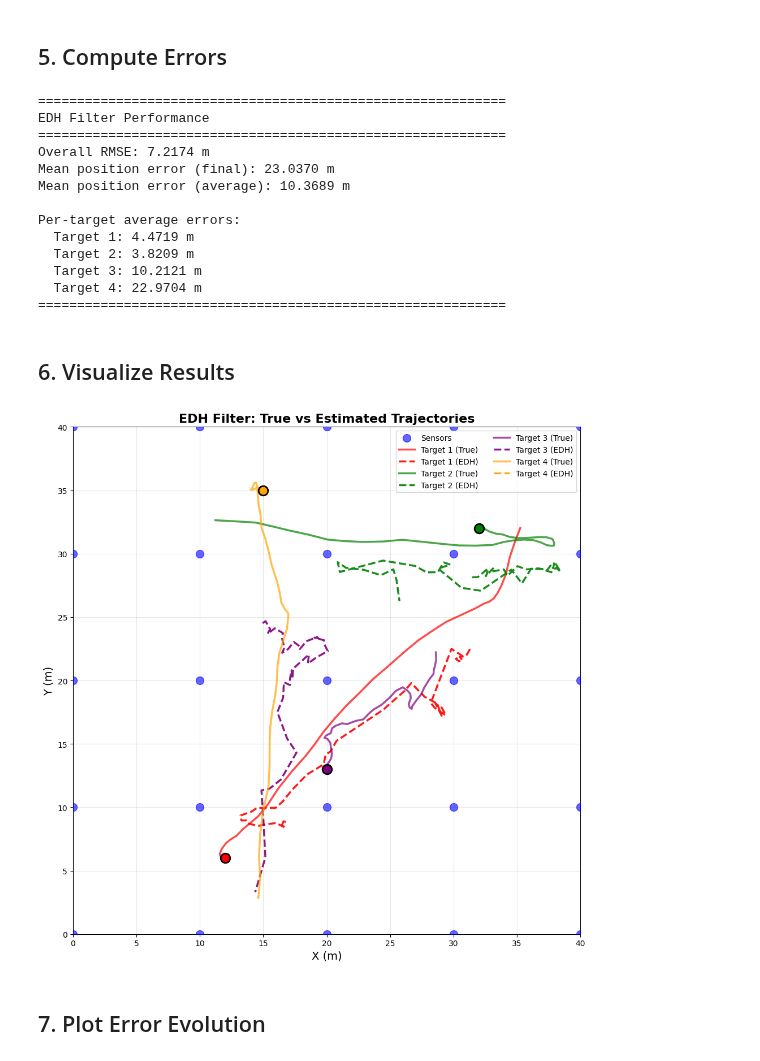
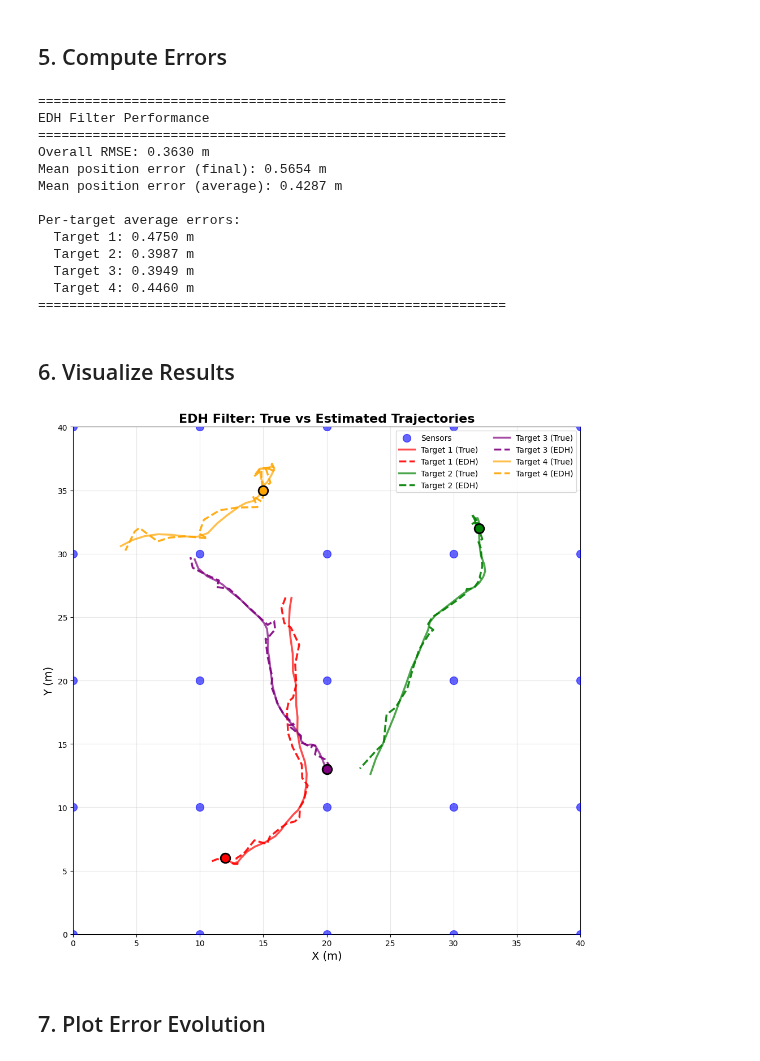
Before and after one commit to ChunchaoPeter/ml_simulation_research, a Jupyter notebook: deterministic_kernel_flows/edh_demo.ipynb, the cells around one changed output. Drawn from its saved outputs; the diff is of its cells as text; code cells hidden in the pictures.

Commit message:
It seems that there is a bug for different initailization. I do not choose 100, 1, now. We choose from the paper from the implmentation for EDH and I use 0.1 for the position. It works fine.

```diff
--- a/deterministic_kernel_flows/edh_demo.ipynb
+++ b/deterministic_kernel_flows/edh_demo.ipynb
@@ -118,8 +118,8 @@ ekf = ExtendedKalmanFilter(
 ## 3. Generate Ground Truth Data
 # %%
 # Generate ground truth trajectory and measurements
-T = 40  # Number of time steps
-
+T = 30  # Number of time steps
+tf.random.set_seed(42)
 print(f"Generating ground truth trajectory ({T} time steps)...")
 ground_truth, measurements = simulate_trajectory(model_params, T, keep_in_bounds=True)
 
@@ -191,3 +190,6 @@ EDH filter completed successfully!
+# %%
+edh_estimates = edh_estimates_ekf
+edh_particles = edh_particles_ekf
 # %% [markdown]
 ### Option 2: Local Linearization (Algorithm 2) - Uncomment to try
 # %%
@@ -230,11 +232,11 @@ def compute_position_error(estimates, ground_truth, n_targets):
 
 # Compute errors
 edh_errors, edh_mean_error = compute_position_error(
-    edh_estimates_ekf, ground_truth[:,1:], model_params['n_targets']
+    edh_estimates, ground_truth[:,1:], model_params['n_targets']
 )
 
 # Overall RMSE
-rmse = tf.sqrt(tf.reduce_mean((edh_estimates_ekf - ground_truth[:,1:])**2))
+rmse = tf.sqrt(tf.reduce_mean((edh_estimates - ground_truth[:,1:])**2))
 
 print("="*60)
 print("EDH Filter Performance")
@@ -251,15 +253,15 @@ print("="*60)
 ============================================================
 EDH Filter Performance
 ============================================================
-Overall RMSE: 7.2174 m
-Mean position error (final): 23.0370 m
-Mean position error (average): 10.3689 m
+Overall RMSE: 0.3630 m
+Mean position error (final): 0.5654 m
+Mean position error (average): 0.4287 m
 
 Per-target average errors:
-  Target 1: 4.4719 m
-  Target 2: 3.8209 m
-  Target 3: 10.2121 m
-  Target 4: 22.9704 m
+  Target 1: 0.4750 m
+  Target 2: 0.3987 m
+  Target 3: 0.3949 m
+  Target 4: 0.4460 m
 ============================================================
 # %% [markdown]
 ## 6. Visualize Results
@@ -274,41 +276,41 @@ ax.scatter(sensors[:, 0], sensors[:, 1],
 
 colors = ['red', 'green', 'purple', 'orange']
 gt = ground_truth.numpy()
-est = edh_estimates_ekf.numpy()
+est = edh_estimates.numpy()
 
 for i in range(model_params['n_targets']):
     x_idx = i * 4
     y_idx = i * 4 + 1
 
     # Ground truth
     x_true = gt[x_idx, :]
     y_true = gt[y_idx, :]
     ax.plot(x_true, y_true, '-', color=colors[i], linewidth=2.5,
            label=f'Target {i+1} (True)', alpha=0.7)
 
     # Estimates
     x_est = est[x_idx, :]
     y_est = est[y_idx, :]
     ax.plot(x_est, y_est, '--', color=colors[i], linewidth=2.5,
            label=f'Target {i+1} (EDH)', alpha=0.9, linestyle='dashed')
 
     # Mark start
     ax.plot(x_true[0], y_true[0], 'o', color=colors[i],
            markersize=12, markeredgecolor='black', markeredgewidth=2)
 
 ax.set_xlabel('X (m)', fontsize=14)
 ax.set_ylabel('Y (m)', fontsize=14)
 ax.set_title('EDH Filter: True vs Estimated Trajectories', fontsize=16, fontweight='bold')
 ax.legend(fontsize=10, loc='upper right', ncol=2)
 ax.grid(True, alpha=0.3)
 ax.set_xlim([0, model_params['sim_area_size']])
 ax.set_ylim([0, model_params['sim_area_size']])
 ax.set_aspect('equal')
 
 plt.tight_layout()
 plt.show()
 # %% [output]
-[figure, old version]
+[figure, new version]
 # %% [markdown]
 ## 7. Plot Error Evolution
 # %%
```
Also changed, not shown: parts of 5 cells of this notebook, 2 other files.
